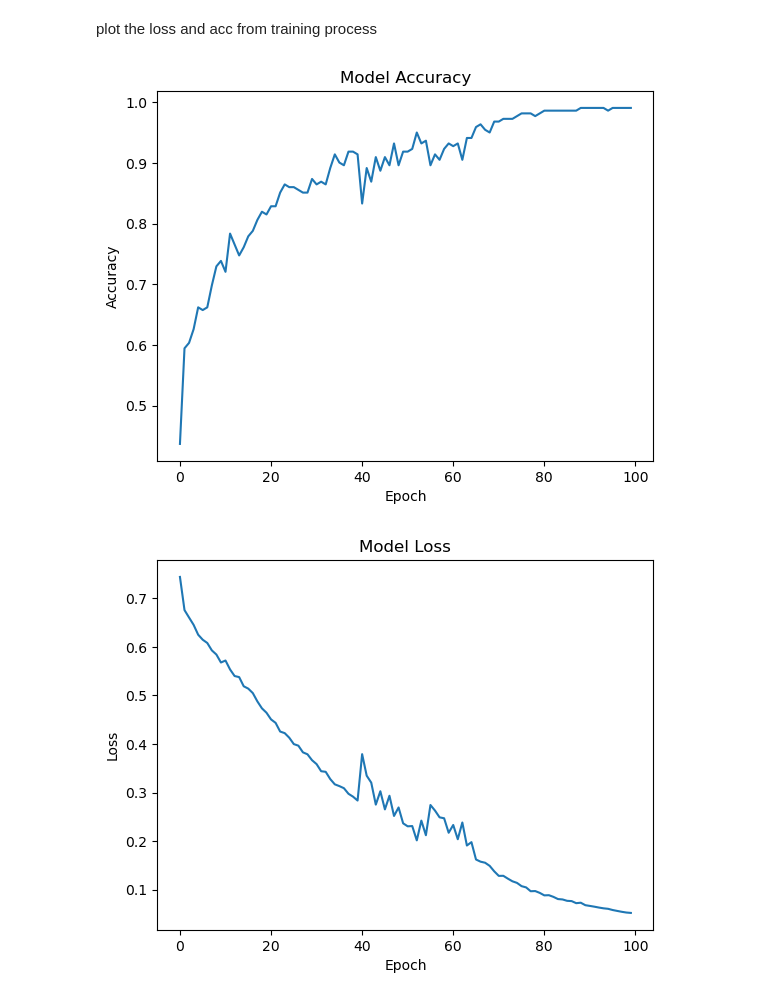
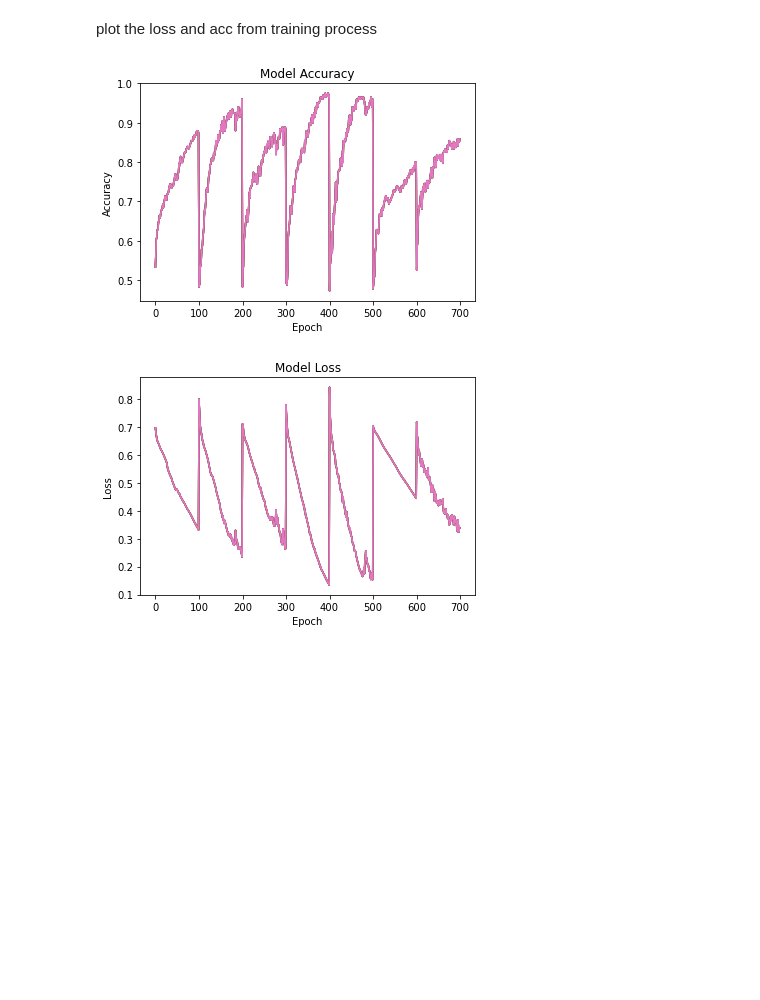
Before and after one commit to kaiismith/REAC, a Jupyter notebook: model.ipynb, the cells around one changed output. Drawn from its saved outputs; the diff is of its cells as text; code cells hidden in the pictures; blank space fills up the shorter version.

```diff
--- a/model.ipynb
+++ b/model.ipynb
@@ -309,0 +531,3 @@ Accuracy on test set:  0.6041666666666666
+# %%
+df = df.drop(indices)
+df = df.drop([58, 188, 302, 80, 44])
@@ -309,0 +597,2 @@ Accuracy on test set:  0.6041666666666666
+# %%
+label_train = np.array(label_train)
@@ -309,0 +609,17 @@ Accuracy on test set:  0.6041666666666666
+# %%
+x_train = []
+
+for i in range(len(left_gaze_train)):
+    x_train.append(tf.convert_to_tensor([
+                                            np.hstack(
+                                                        (left_gaze_train[i], right_gaze_train[i], left_head_train[i], right_head_train[i])
+                                                     )
+                                            ], dtype=tf.float32))
+
+
+
+x_train = tf.convert_to_tensor(np.vstack(x_train), dtype=tf.float32)
+
+print(x_train)
+
+print(y_train)
@@ -309,0 +691,4 @@ Accuracy on test set:  0.6041666666666666
+# %%
+model_46 = init_model_46()
+history = model_46.fit(x_train, y_train, epochs=100, batch_size=128, validation_split =0.1,  callbacks=callbacks)
+histories.append(history)
@@ -319,20 +750,21 @@ plot the loss and acc from training process
 # %%
 from matplotlib import pyplot as plt
 # Plot accuracy
-plt.plot(history.history['accuracy'])
-plt.title('Model Accuracy')
-plt.xlabel('Epoch')
-plt.ylabel('Accuracy')
+for history in histories:
+    plt.plot(history.history['accuracy'])
+    plt.title('Model Accuracy')
+    plt.xlabel('Epoch')
+    plt.ylabel('Accuracy')
 plt.show()
 
-# Plot loss
-plt.plot(history.history['loss'])
-plt.title('Model Loss')
-plt.xlabel('Epoch')
-plt.ylabel('Loss')
+for history in histories: # Plot loss
+    plt.plot(history.history['loss'])
+    plt.title('Model Loss')
+    plt.xlabel('Epoch')
+    plt.ylabel('Loss')
 plt.show()
 # %% [output]
-[figure, old version]
+[figure, new version]
-[figure, old version]
+[figure, new version]
 # %%
 model.save('GP038.keras')
```
Also changed, not shown: parts of 30 cells of this notebook.
